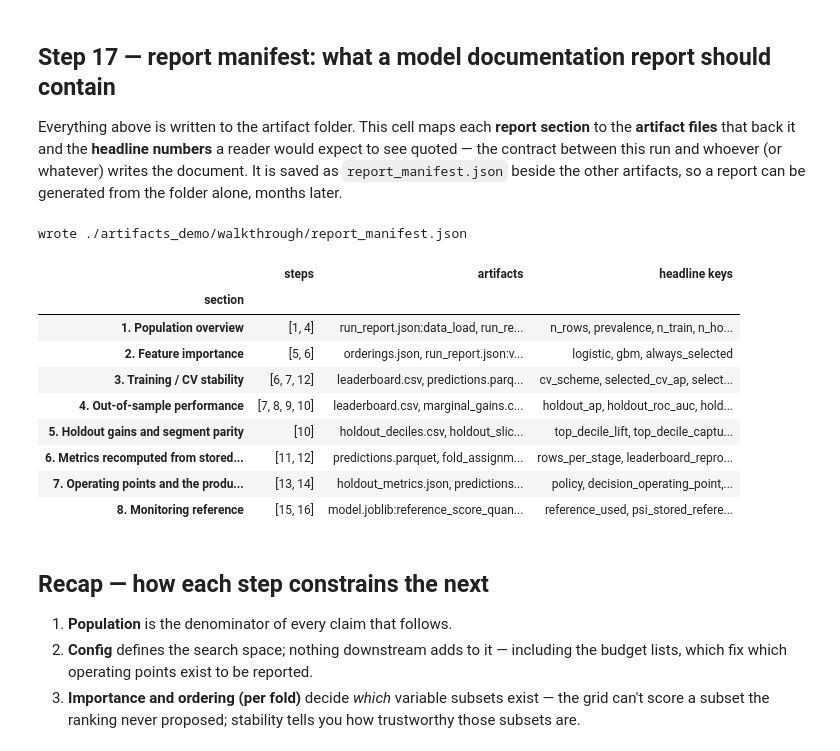
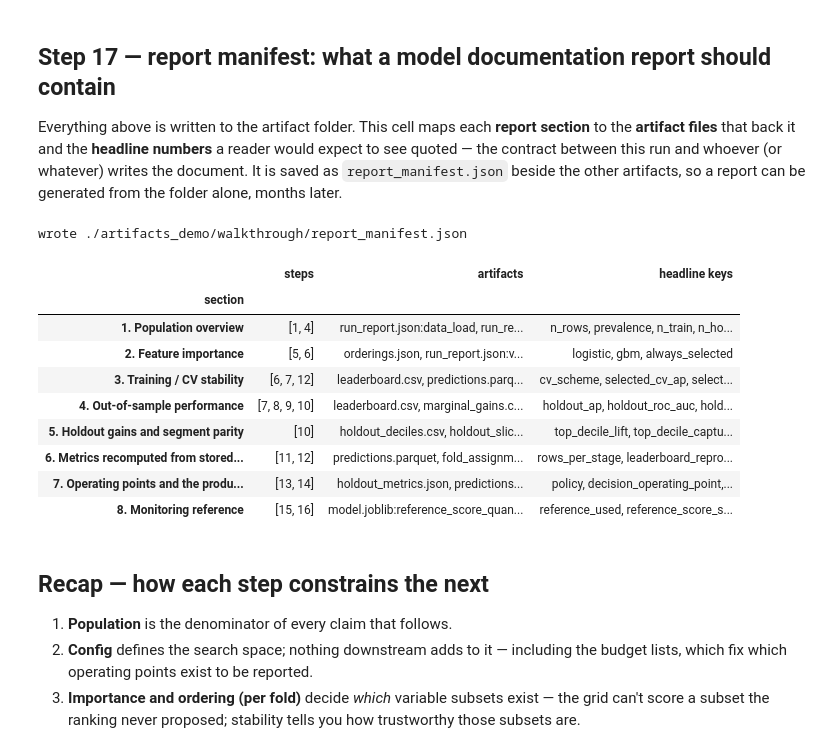
Before and after one commit to zack-carideo/AML, a Jupyter notebook: dmf/examples/research_walkthrough.ipynb, the cells around one changed output. Cells and saved outputs as stored; diff of their text form; code cells hidden in the pictures.

```diff
--- a/dmf/examples/research_walkthrough.ipynb
+++ b/dmf/examples/research_walkthrough.ipynb
@@ -707,7 +709,7 @@ ho = preds[preds["stage"] == "holdout"]
 y_ho, s_ho = ho["y_true"].to_numpy(), ho["y_score"].to_numpy(float)
 cell_cv = cv_preds.query("model == @best_model and k == @k_sel")
 sel_row = lb.query("model == @best_model and k == @k_sel").iloc[0]
-cut = meta["decision_threshold"]
+cut = hm["decision_threshold_train_only"]     # the cut as validated on this fit; the shipped cut is Step 14
 
 rows = []
 for b in FPR_BUDGETS:
@@ -747,7 +749,7 @@ for fam, g in budgets.groupby("family", sort=False):
         ax.annotate(r["label"], (r["holdout_recall"], r["precision"]), xytext=label_offset[fam],
                     textcoords="offset points", fontsize=7.5, color=col)
 ax.scatter([at_cut["recall"]], [at_cut["precision"]], marker="*", s=220, color="#1a1a1a", zorder=4,
-           label=f"shipped cut ({cut:.3f})")
+           label=f"validated cut ({cut:.3f})")
 ax.set_xlabel("recall"); ax.set_ylabel("precision"); ax.set_ylim(0, 1.02); ax.set_xlim(0, 1)
 ax.set_title(f"{best_model} k={k_sel}: every configured budget is a point on one curve", fontsize=10)
 ax.legend(frameon=False, fontsize=8, loc="upper right")
@@ -923,15 +946,14 @@ unsafe and every row is routed to manual review — so a drifted batch shows 1.0
 `review_recommended`, not the 12% of rows that were actually touched.
 # %%
 q_bundle = np.asarray(scorer.metadata["reference_score_quantiles"], float)
-print("bundle quantiles == quantiles of the stored (train-only) holdout scores:",
-      np.allclose(q_bundle, np.quantile(s_ho, np.linspace(0, 1, 21)), atol=1e-6))
-
-# the reference that matters: the SHIPPED model, scored on the holdout rows
 X_ho = df.set_index(ID).loc[ho["row_id"]].drop(columns=[TARGET])
 ref = scorer.score(X_ho, return_report=False)["fraud_probability"].to_numpy()
+print(f"bundle reference ({len(q_bundle)} levels) == reference_quantiles(shipped model on the holdout rows):",
+      np.allclose(q_bundle, reference_quantiles(ref), atol=1e-12),
+      "| every level is an observed score:", set(q_bundle.tolist()) <= set(ref.tolist()))
 stale_psi = population_stability_index(s_ho, ref)
-print(f"PSI(train-only reference vs shipped model, same rows) = {stale_psi:.3f} -> "
-      f"{'the stored reference is STALE after the refit; use the shipped model' if stale_psi > 0.25 else 'stored reference still valid'}")
+print(f"for contrast, PSI(train-only fit vs shipped fit, same rows) = {stale_psi:.3f} -> "
+      f"a reference taken from the validated fit would have read as '{psi_band(stale_psi)}' on day one")
 
 fresh = generate_disputes(n=800, seed=99).drop(columns=[ID, TARGET])
 drifted, rng = fresh.copy(), np.random.default_rng(0)
@@ -951,8 +973,10 @@ bins = np.linspace(0, 1, 31)
 ax.hist(ref, bins=bins, density=True, color="#999", alpha=0.45, label="reference (shipped model on holdout rows)")
 for (name, X), col in zip(batches.items(), ["#3b6fd4", "#c8571b"]):
     sc, rp = scorer.score(X)
-    psi = population_stability_index(ref, sc["fraud_probability"].to_numpy())
-    mon.append({"batch": name, "n": len(X), "psi": round(psi, 4), "band": psi_band(psi),
+    psi = psi_from_reference_quantiles(q_bundle, sc["fraud_probability"].to_numpy())   # bundle only
+    psi_raw = population_stability_index(ref, sc["fraud_probability"].to_numpy())       # cross-check, raw arrays, same deciles
+    mon.append({"batch": name, "n": len(X), "psi": round(psi, 4), "psi_raw_arrays": round(psi_raw, 4),
+                "band": psi_band(psi),
                 "flag_rate": rp["flag_rate"], "guarded_share": float((sc["data_quality"] == "guarded").mean()),
                 "verdict": rp["verdict"]})
     ax.hist(sc["fraud_probability"], bins=bins, density=True, histtype="step", lw=2, color=col,
@@ -1022,38 +1046,42 @@ manifest = {
          "artifacts": ["predictions.parquet", "fold_assignments.parquet", "predictions_meta.json"],
          "headline": {"rows_per_stage": meta["rows_per_stage"], "leaderboard_reproduced_from_store": True,
                       "row_id_source": meta["row_id_source"]}},
         {"section": "7. Operating points and the production cut", "steps": [13, 14],
          "artifacts": ["holdout_metrics.json", "predictions_meta.json", "model.joblib:decision_threshold"],
          "headline": {"policy": meta["decision_threshold_policy"], "decision_operating_point": hm["decision_operating_point"],
                       "decision_threshold": meta["decision_threshold"],
-                      "at_cut": {k_: float(at_cut[k_]) for k_ in ("flag_rate", "precision", "recall", "fpr")},
+                      "decision_threshold_source": hm["decision_threshold_source"],
+                      "decision_threshold_train_only": hm["decision_threshold_train_only"],
+                      "decision_flag_rate_shipped": hm["decision_flag_rate_shipped"],
+                      "at_validated_cut": {k_: float(at_cut[k_]) for k_ in ("flag_rate", "precision", "recall", "fpr")},
                       "fpr_budgets": FPR_BUDGETS, "review_budgets": PCT_BUDGETS,
                       "budget_sweep": sweep_records}},
         {"section": "8. Monitoring reference", "steps": [15, 16],
          "artifacts": ["model.joblib:reference_score_quantiles", "model.joblib:decision_threshold",
                        "predictions.parquet[stage=holdout]"],
-         "headline": {"reference_used": "shipped model scored on the holdout rows",
-                      "psi_stored_reference_vs_shipped_model": round(stale_psi, 4),
+         "headline": {"reference_used": "bundle reference_score_quantiles (shipped model on the holdout rows)",
+                      "reference_score_source": hm["reference_score_source"],
+                      "psi_train_only_fit_vs_shipped_fit": round(stale_psi, 4),
                       "batches": mon.round(4).to_dict(orient="index")}},
     ],
 }
 with open(f"{RUN_DIR}/report_manifest.json", "w") as fh:
-    json.dump(json_safe(manifest), fh, indent=2)
+    json.dump(json_safe(manifest, ndigits=None), fh, indent=2)
 print(f"wrote {RUN_DIR}/report_manifest.json")
 pd.DataFrame([{"section": x["section"], "steps": x["steps"], "artifacts": ", ".join(x["artifacts"]),
                "headline keys": ", ".join(x["headline"])} for x in manifest["sections"]]).set_index("section")
 # %% [output]
 wrote ./artifacts_demo/walkthrough/report_manifest.json
 |  | steps | artifacts | headline keys |
 | section |  |  |  |
 | 1. Population overview | [1, 4] | run_report.json:data_load, run_re... | n_rows, prevalence, n_train, n_ho... |
 | 2. Feature importance | [5, 6] | orderings.json, run_report.json:v... | logistic, gbm, always_selected |
 | 3. Training / CV stability | [6, 7, 12] | leaderboard.csv, predictions.parq... | cv_scheme, selected_cv_ap, select... |
 | 4. Out-of-sample performance | [7, 8, 9, 10] | leaderboard.csv, marginal_gains.c... | holdout_ap, holdout_roc_auc, hold... |
 | 5. Holdout gains and segment parity | [10] | holdout_deciles.csv, holdout_slic... | top_decile_lift, top_decile_captu... |
 | 6. Metrics recomputed from stored... | [11, 12] | predictions.parquet, fold_assignm... | rows_per_stage, leaderboard_repro... |
 | 7. Operating points and the produ... | [13, 14] | holdout_metrics.json, predictions... | policy, decision_operating_point,... |
-| 8. Monitoring reference | [15, 16] | model.joblib:reference_score_quan... | reference_used, psi_stored_refere... |
+| 8. Monitoring reference | [15, 16] | model.joblib:reference_score_quan... | reference_used, reference_score_s... |
 # %% [markdown]
 ## Recap — how each step constrains the next
 
```
Also changed, not shown: parts of 11 cells of this notebook.
